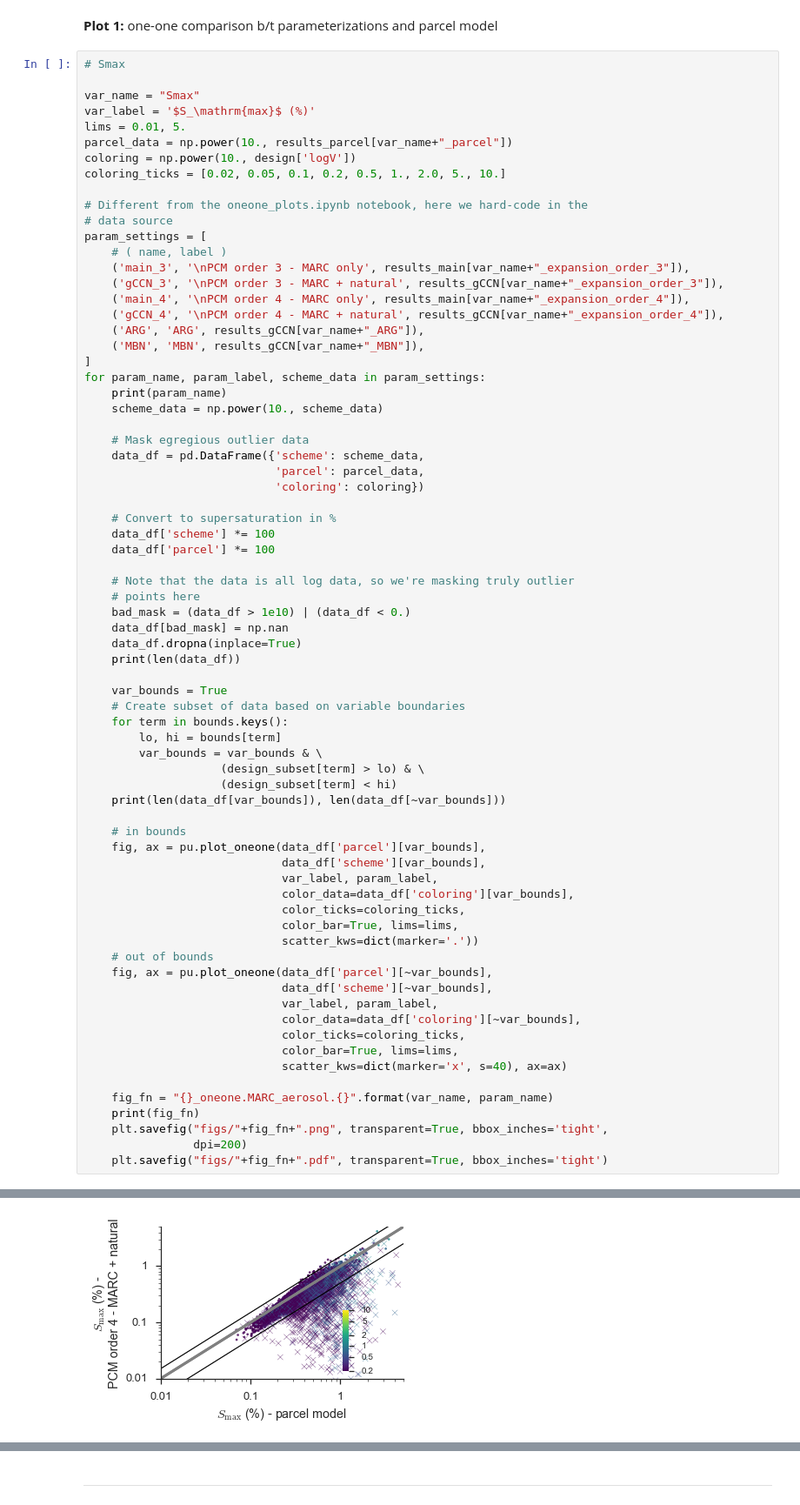
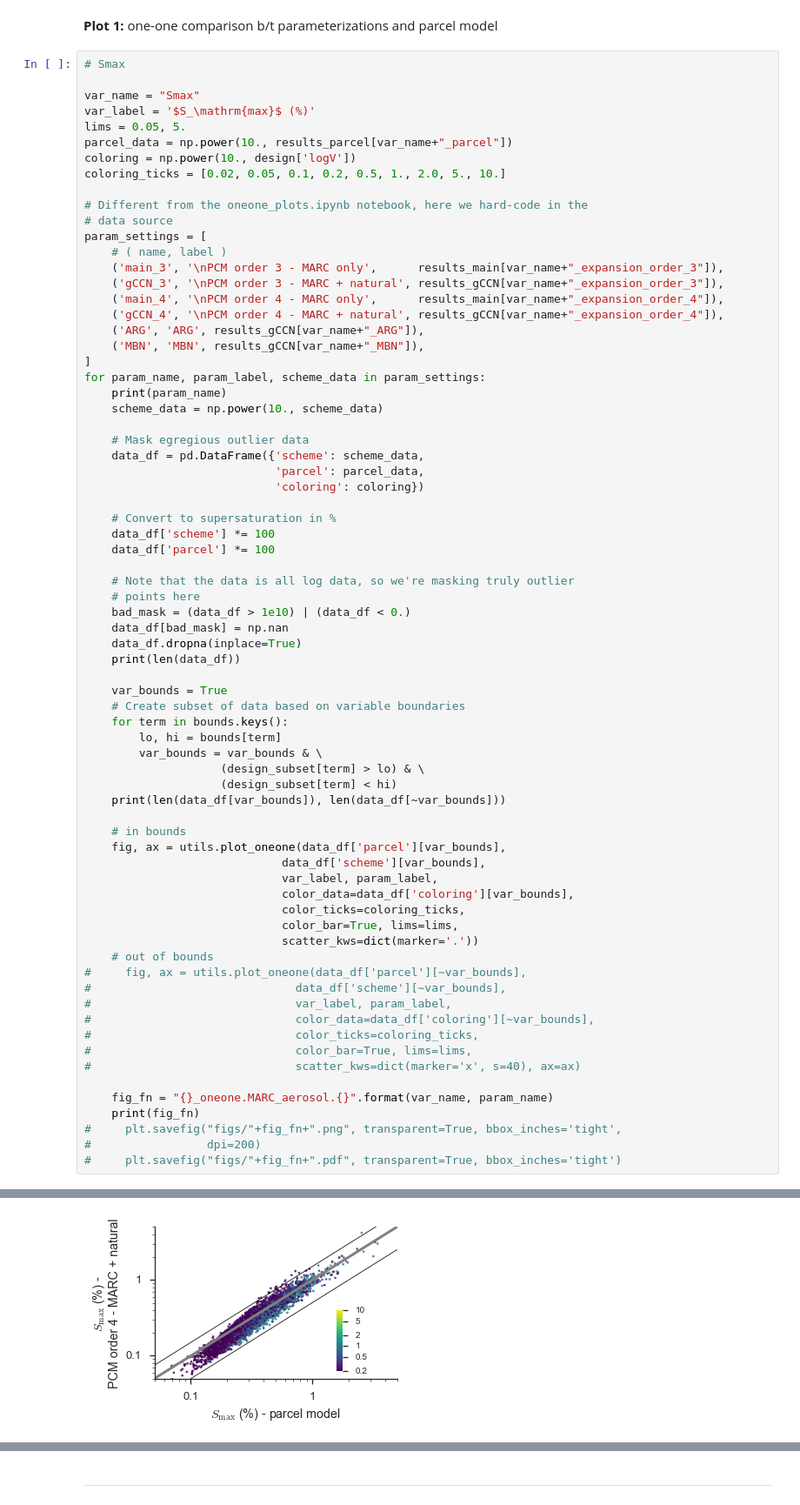
Before and after one commit to darothen/CESM_pcm_activation, a Jupyter notebook: MARC_pcm_evaluation/oneone_MARC_aerosol_plots.ipynb, the cells around one changed output, grey strips where cells are left out. Shown at 87% size. Saved outputs shown, nothing was run; the diff lists cells and outputs as text.

```diff
--- a/MARC_pcm_evaluation/oneone_MARC_aerosol_plots.ipynb
+++ b/MARC_pcm_evaluation/oneone_MARC_aerosol_plots.ipynb
@@ -146,7 +132,7 @@ See the caveats in the documentation: http://pandas.pydata.org/pandas-docs/stabl
 
 var_name = "Smax"
 var_label = '$S_\mathrm{max}$ (%)'
-lims = 0.01, 5.
+lims = 0.05, 5.
 parcel_data = np.power(10., results_parcel[var_name+"_parcel"])
 coloring = np.power(10., design['logV'])
 coloring_ticks = [0.02, 0.05, 0.1, 0.2, 0.5, 1., 2.0, 5., 10.]
@@ -155,9 +141,9 @@ coloring_ticks = [0.02, 0.05, 0.1, 0.2, 0.5, 1., 2.0, 5., 10.]
 # data source
 param_settings = [
     # ( name, label )
-    ('main_3', '\nPCM order 3 - MARC only', results_main[var_name+"_expansion_order_3"]),
+    ('main_3', '\nPCM order 3 - MARC only',      results_main[var_name+"_expansion_order_3"]),
     ('gCCN_3', '\nPCM order 3 - MARC + natural', results_gCCN[var_name+"_expansion_order_3"]),
-    ('main_4', '\nPCM order 4 - MARC only', results_main[var_name+"_expansion_order_4"]),
+    ('main_4', '\nPCM order 4 - MARC only',      results_main[var_name+"_expansion_order_4"]),
     ('gCCN_4', '\nPCM order 4 - MARC + natural', results_gCCN[var_name+"_expansion_order_4"]),
     ('ARG', 'ARG', results_gCCN[var_name+"_ARG"]),
     ('MBN', 'MBN', results_gCCN[var_name+"_MBN"]),
@@ -192,7 +178,7 @@ for param_name, param_label, scheme_data in param_settings:
     print(len(data_df[var_bounds]), len(data_df[~var_bounds]))
 
     # in bounds
-    fig, ax = pu.plot_oneone(data_df['parcel'][var_bounds],
+    fig, ax = utils.plot_oneone(data_df['parcel'][var_bounds],
                              data_df['scheme'][var_bounds],
                              var_label, param_label,
                              color_data=data_df['coloring'][var_bounds],
@@ -200,19 +186,19 @@ for param_name, param_label, scheme_data in param_settings:
                              color_bar=True, lims=lims,
                              scatter_kws=dict(marker='.'))
     # out of bounds
-    fig, ax = pu.plot_oneone(data_df['parcel'][~var_bounds],
-                             data_df['scheme'][~var_bounds],
-                             var_label, param_label,
-                             color_data=data_df['coloring'][~var_bounds],
-                             color_ticks=coloring_ticks,
-                             color_bar=True, lims=lims,
-                             scatter_kws=dict(marker='x', s=40), ax=ax)
+#     fig, ax = utils.plot_oneone(data_df['parcel'][~var_bounds],
+#                              data_df['scheme'][~var_bounds],
+#                              var_label, param_label,
+#                              color_data=data_df['coloring'][~var_bounds],
+#                              color_ticks=coloring_ticks,
+#                              color_bar=True, lims=lims,
+#                              scatter_kws=dict(marker='x', s=40), ax=ax)
 
     fig_fn = "{}_oneone.MARC_aerosol.{}".format(var_name, param_name)
     print(fig_fn)
-    plt.savefig("figs/"+fig_fn+".png", transparent=True, bbox_inches='tight',
-                dpi=200)
-    plt.savefig("figs/"+fig_fn+".pdf", transparent=True, bbox_inches='tight')
+#     plt.savefig("figs/"+fig_fn+".png", transparent=True, bbox_inches='tight',
+#                 dpi=200)
+#     plt.savefig("figs/"+fig_fn+".pdf", transparent=True, bbox_inches='tight')
 # %% [output]
 main_3
 9987
@@ -237 +223 @@ Smax_oneone.MARC_aerosol.MBN
-[figure, old version]
+[figure, new version]
```
Also changed, not shown: parts of 7 cells of this notebook, 10 other files.
